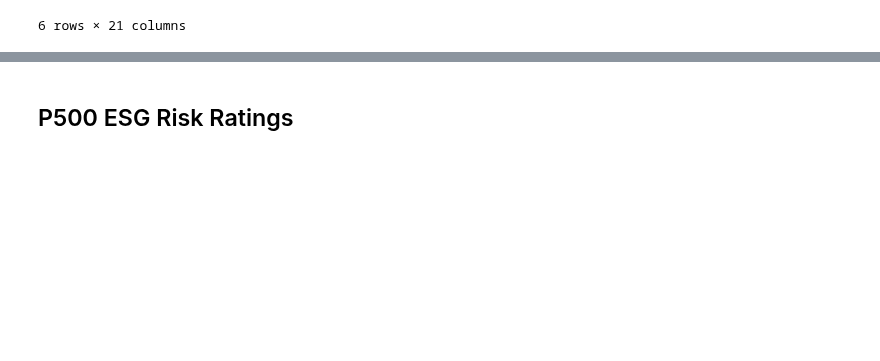
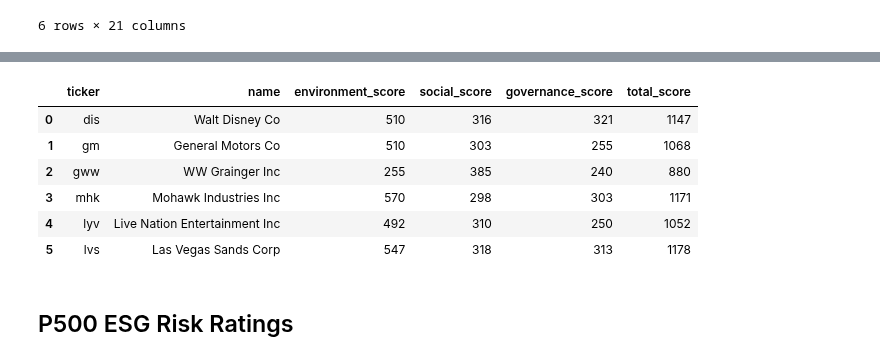
Before and after one commit to JacquelynGarcia/ESGStockPredictor, a Jupyter notebook: DataCheckpoint_Group025-FA24.ipynb, the cells around one changed output, grey strips where cells are left out. Drawn from its saved outputs; the diff is of its cells as text; code cells hidden in the pictures; blank space fills up the shorter version.

Commit message:
tried preprocessing data a bit

```diff
--- a/DataCheckpoint_Group025-FA24.ipynb
+++ b/DataCheckpoint_Group025-FA24.ipynb
@@ -107,3 +107,6 @@ esg_data.head(6)
 | 4 | lyv | Live Nation Entertainment Inc | USD | NEW YORK STOCK EXCHANGE, INC. | Media | https://static.finnhub.io/logo/1c... | https://www.livenationentertainme... | BBB | ... |
 | 5 | lvs | Las Vegas Sands Corp | USD | NEW YORK STOCK EXCHANGE, INC. | Hotels Restaurants and Leisure | https://static.finnhub.io/logo/72... | https://www.sands.com/ | A | ... |
 6 rows × 21 columns
+# %%
+esg_data = esg_data[['ticker', 'name', 'environment_score', 'social_score', 'governance_score', 'total_score']]
+print(esg_data.isnull().sum())
@@ -110,3 +121,13 @@ esg_data.head(6)
+# %%
+esg_data.head(6)
+# %% [output]
+|  | ticker | name | environment_score | social_score | governance_score | total_score |
+| 0 | dis | Walt Disney Co | 510 | 316 | 321 | 1147 |
+| 1 | gm | General Motors Co | 510 | 303 | 255 | 1068 |
+| 2 | gww | WW Grainger Inc | 255 | 385 | 240 | 880 |
+| 3 | mhk | Mohawk Industries Inc | 570 | 298 | 303 | 1171 |
+| 4 | lyv | Live Nation Entertainment Inc | 492 | 310 | 250 | 1052 |
+| 5 | lvs | Las Vegas Sands Corp | 547 | 318 | 313 | 1178 |
 # %% [markdown]
 ## P500 ESG Risk Ratings
 # %%
```
Also changed, not shown: parts of 6 cells of this notebook.
